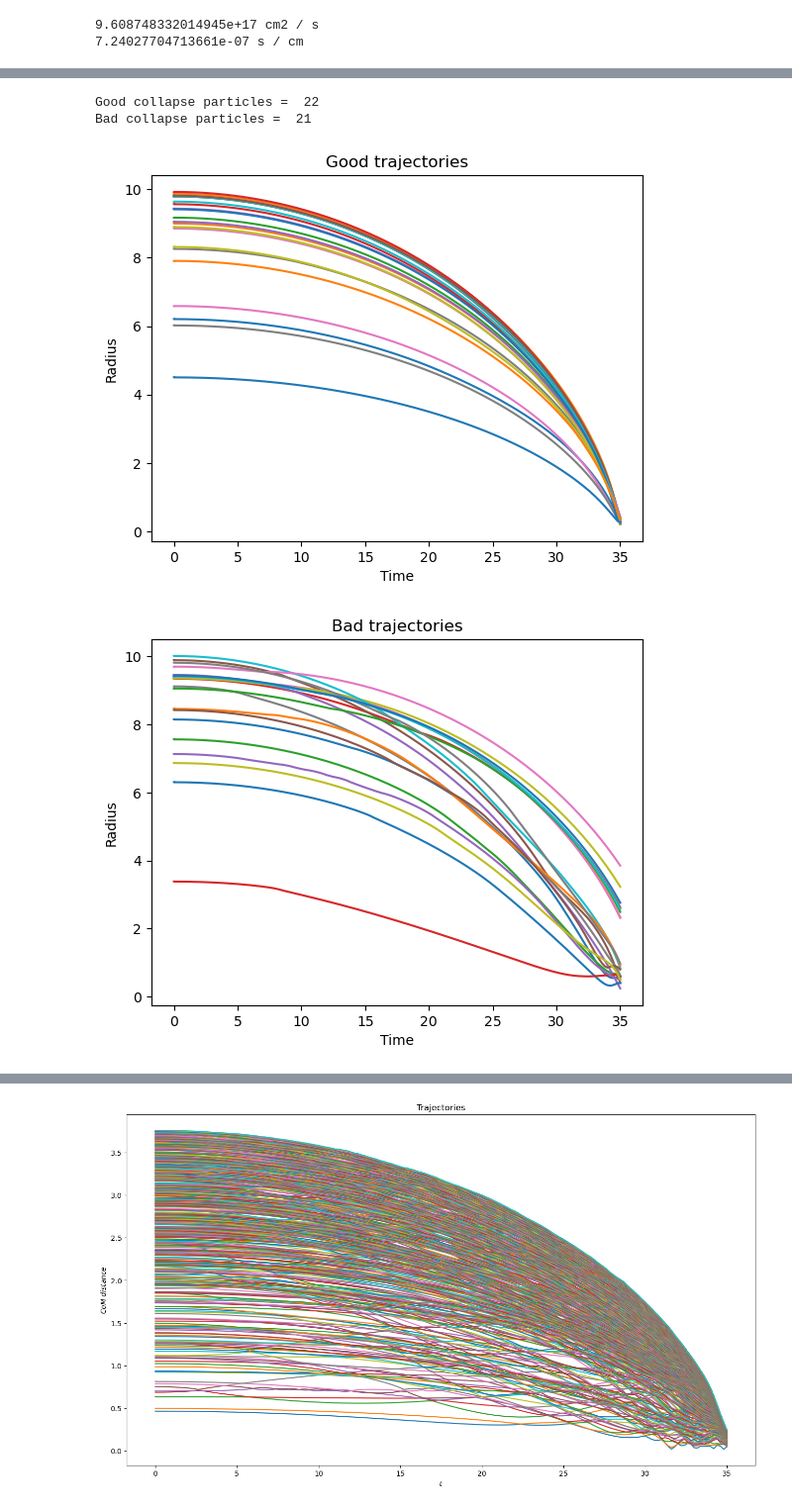
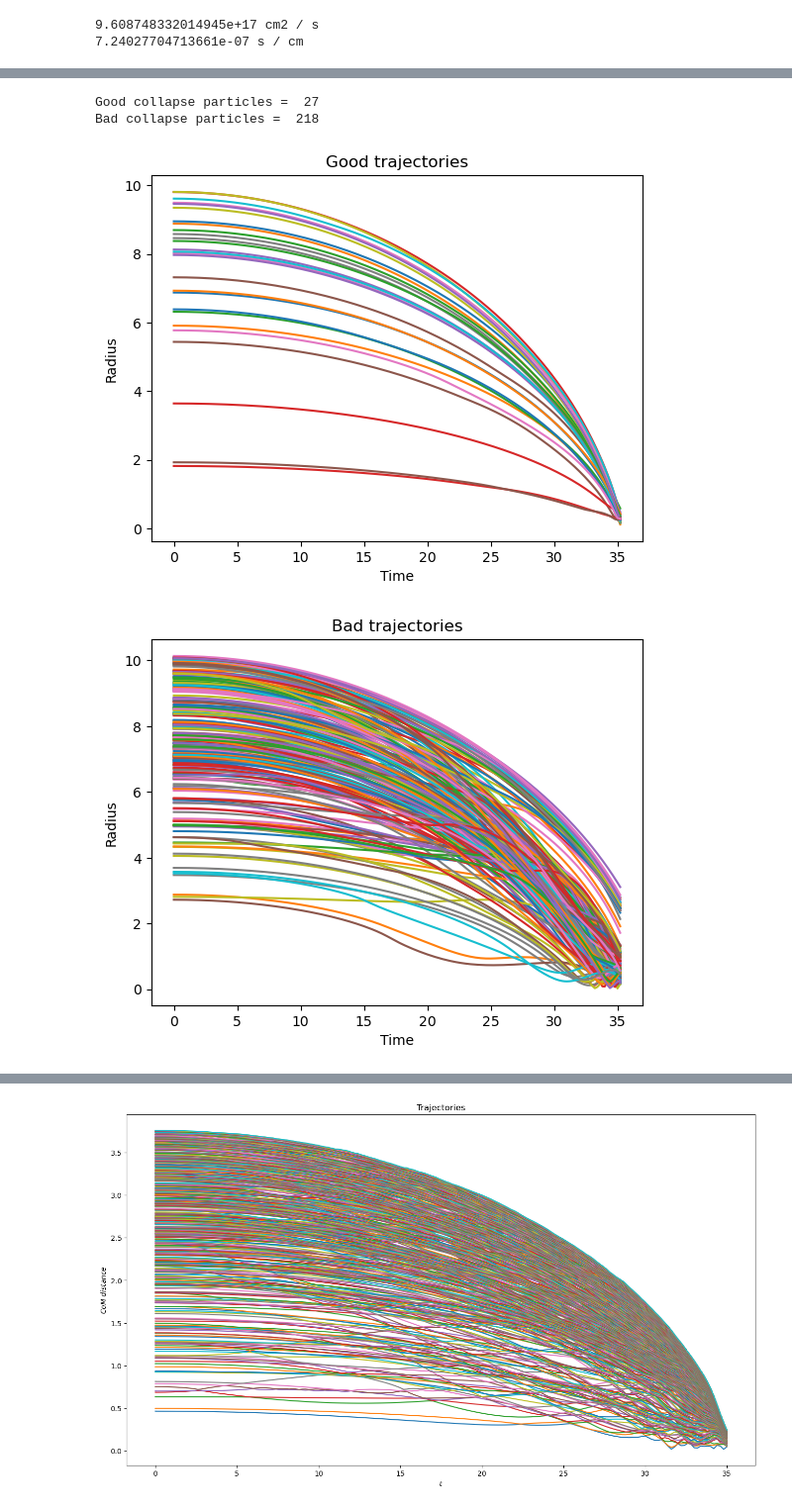
Before and after one commit to Federico-Fantoccoli/Dynamics-of-stellar-systems, a Jupyter notebook: Exp_3/Tree_collpase_analysis_Final.ipynb, the cells around one changed output, grey strips where cells are left out. Shown at 99% size. Cells and saved outputs as stored; diff of their text form; code cells hidden in the pictures.

```diff
--- a/Exp_3/Tree_collpase_analysis_Final.ipynb
+++ b/Exp_3/Tree_collpase_analysis_Final.ipynb
@@ -177,12 +177,12 @@ def read_output(output_file_path):
 #
 #
 
-def read_snapshots(input_file_path, output_file_path):
-    snapshot_0 = read_input(input_file_path)
+def read_snapshots(output_file_path):  # if necessary, add inputfile
+    #snapshot_0 = read_input(input_file_path)
     snapshots = read_output(output_file_path)
 
     # Append the intial snapshot to the beginning of the list
-    snapshots = [snapshot_0] + snapshots
+    snapshots = snapshots # + [snapshot_0]
 
     return snapshots
 # %%
@@ -546,11 +546,10 @@ print(t_I_to_t_cgs)
 # FILE READING
 
 #----------------------------------------------------------------
-input_file_path = "Test_2/treecode_filein.txt"
-output_file_path = "Test_2/treecode_fileout.txt"
+#input_file_path = "Test_2/treecode_filein.txt"
+output_file_path = "2000/treecode_fileout.txt"
 
-snapshots = read_snapshots(input_file_path, output_file_path)
-print(len(snapshots))
+snapshots = read_snapshots(output_file_path)
 
 N = snapshots[0][0] # Number of particles
 #print(snapshots[1])#[0][2][11000:11100])
@@ -573,8 +572,5 @@ ax.set_xlabel('X Label')
 ax.set_ylabel('Y Label')
 ax.set_zlabel('Z Label')
 
-#ax.set_xlim(-1, 1)
-#ax.set_ylim(-1, 1)
-#ax.set_zlim(-1, 1)
 plt.show()
 # %% [output]
@@ -806,16 +718,14 @@ print(np.shape(part_dist_cm))
 # %%
 # HOMOLOGOUS COLLAPSE CHECK:
 M_tot = np.sum(snapshots[0][2])
-print(M_tot)
 
 # Study the mass at each radius interval to understand wheter the collapse is homologous or not
 r_max = np.max(particles_distance_cm[:,0])
 r_max_index = np.argmax(particles_distance_cm[:,0])
-print(r_max)
 
 r_max_o = r_max
 
-radius_intervals = np.linspace(0, r_max, len(time_stamp))
+radius_intervals = np.linspace(0, r_max, 1000)
 reverse_radius_intervals = radius_intervals[::-1]
 #print(radius_intervals)
 #print(reverse_radius_intervals)
@@ -882,7 +790,7 @@ for i in range(1,2000):
     time_stamp_plot = []
 
     # To avoid to give time_stamps out of the interpolation
-    # range... It's possible that with the cahnge of variable
+    # range... It's possible that with the change of variable
     # It will not be necessary
 
     for j in range(len(time_stamp)):
@@ -890,41 +798,41 @@ for i in range(1,2000):
 
     last_index = np.argmax(time_stamp_plot)
 
-    tot_diff = np.sum(np.abs(np.diff(f(time_stamp_plot[1:]) - particles_distance_cm[i,:last_index])))
+    tot_diff = np.sum(np.abs(np.diff(f(time_stamp_plot[:collapse_index-2]) - particles_distance_cm[i,:last_index])))
     differences.append(tot_diff)
 
     if (differences[i-1] <= 0.3):
 
         good_collapse_particles += 1
         plt.plot(time_stamp[:collapse_index], particles_distance_cm[i, :collapse_index], label = 'Simulation' + str(i))
         #plt.plot(t_of_radius, reverse_radius_intervals, label = 'Theorical prediction', lw = 1, c = 'black')
 
     if (differences[i-1] >= 2.0):
 
         bad_collapse_particles += 1
         plot_vector.append((time_stamp[:collapse_index], particles_distance_cm[i, :collapse_index]))
         #plt.plot(t_of_radius, reverse_radius_intervals, label = 'Theorical prediction', lw = 3, c = 'black')
 
 print('Good collapse particles = ', good_collapse_particles)
 print('Bad collapse particles = ', bad_collapse_particles)
 
 #plt.legend()
 plt.title('Good trajectories')
 plt.xlabel('Time')
 plt.ylabel('Radius')
 plt.show()
 
 for i in range(len(plot_vector)):
 
     plt.plot(plot_vector[i][0], plot_vector[i][1])
 
 plt.title('Bad trajectories')
 plt.xlabel('Time')
 plt.ylabel('Radius')
 plt.show()
 # %% [output]
-Good collapse particles =  22
-Bad collapse particles =  21
+Good collapse particles =  27
+Bad collapse particles =  218
-[figure, old version]
+[figure, new version]
-[figure, old version]
+[figure, new version]
 # %%
```
Also changed, not shown: parts of 11 cells of this notebook.
